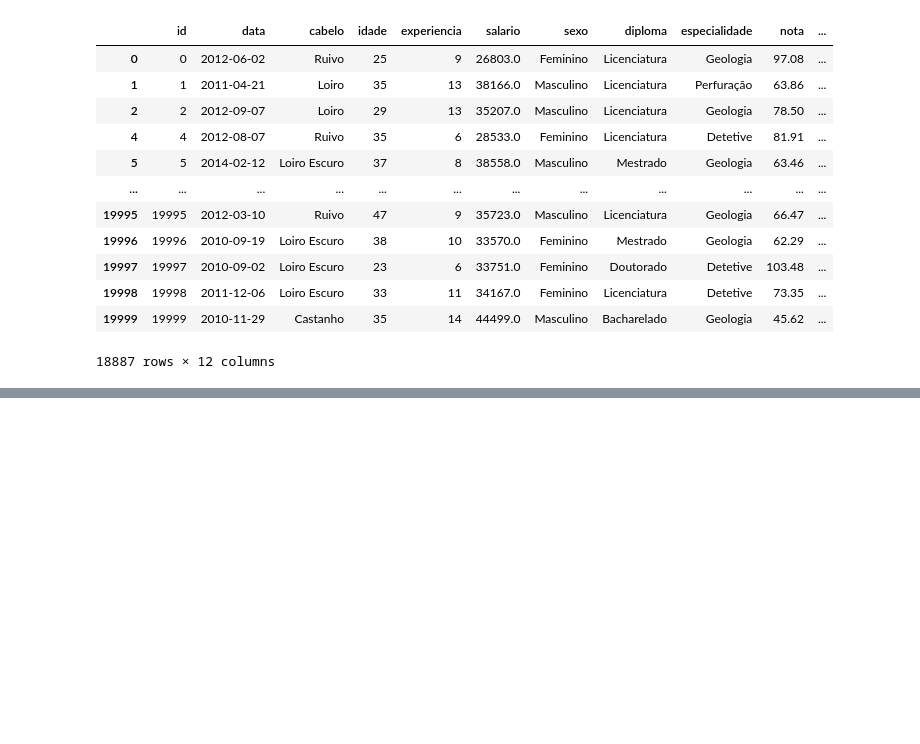
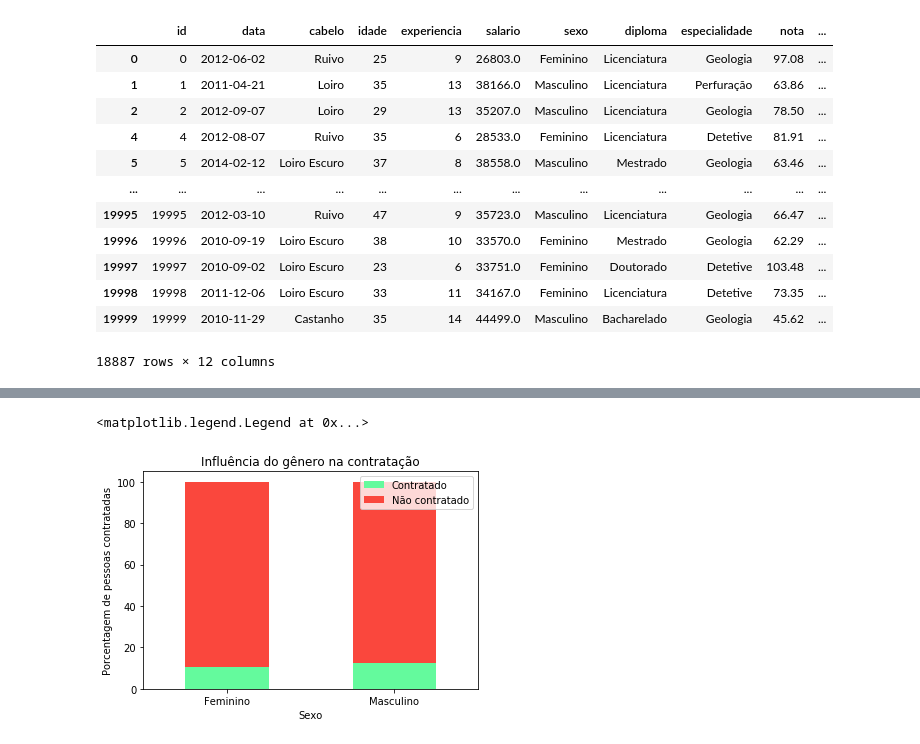
Before and after one commit to BrunoFornaro/icd_a2_2021, a Jupyter notebook: a2_icd_2021.ipynb, the cells around one changed output, grey strips where cells are left out. Cells and saved outputs as stored; diff of their text form; code cells hidden in the pictures; blank space fills up the shorter version.

```diff
--- a/a2_icd_2021.ipynb
+++ b/a2_icd_2021.ipynb
@@ -202,0 +236,10 @@ df
+# %%
+stacked_data = contratado_genero.apply(lambda x: x*100/sum(x), axis=1)
+stacked_data.plot(kind="bar", stacked=True, rot=0, color = cores_contratacao)
+plt.title("Influência do gênero na contratação")
+plt.xlabel("Sexo")
+plt.ylabel("Porcentagem de pessoas contratadas")
+plt.legend(['Contratado', 'Não contratado'])
+# %% [output]
+<matplotlib.legend.Legend at 0x...>
+[figure, added]
```
Also changed, not shown: parts of 5 cells of this notebook.
